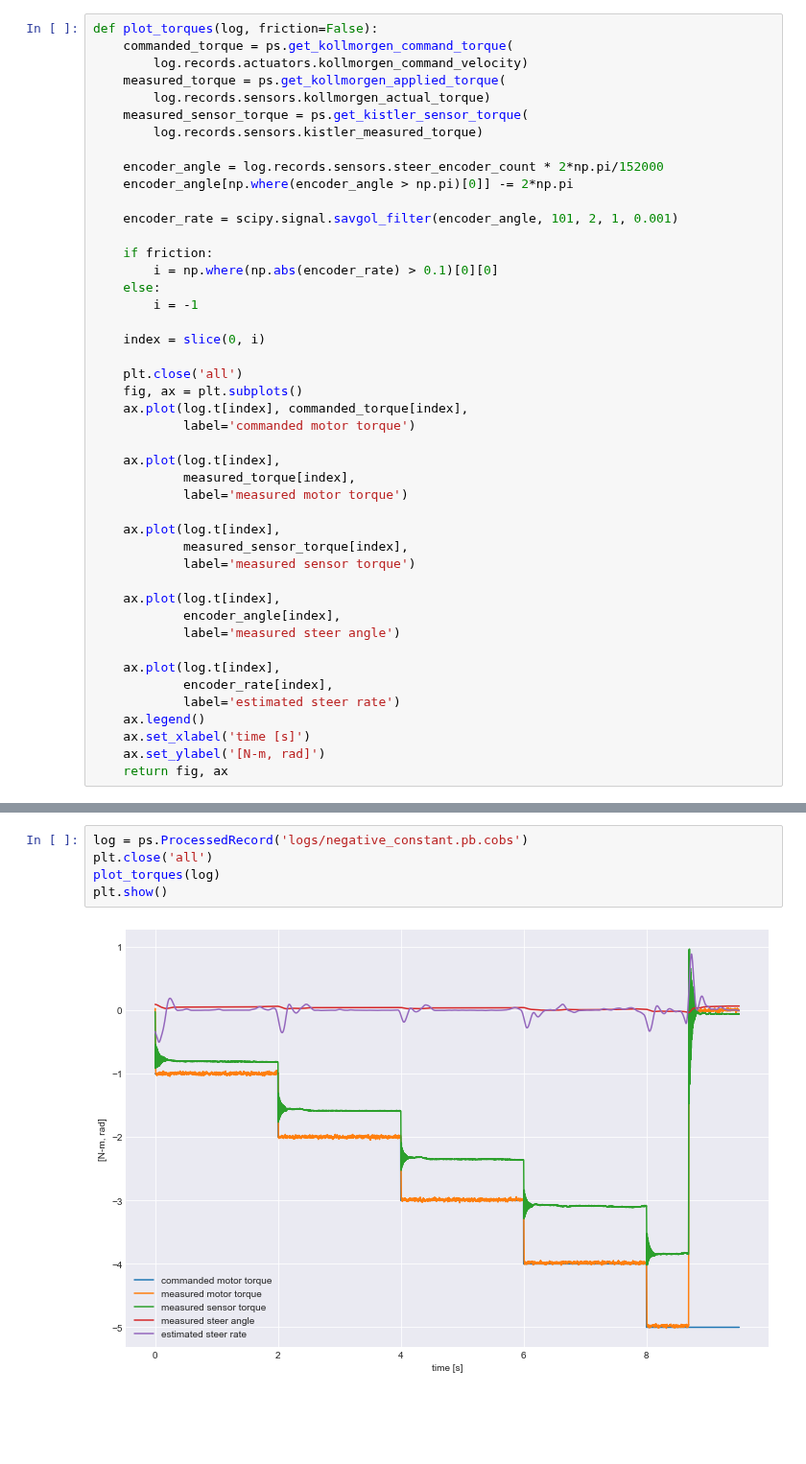
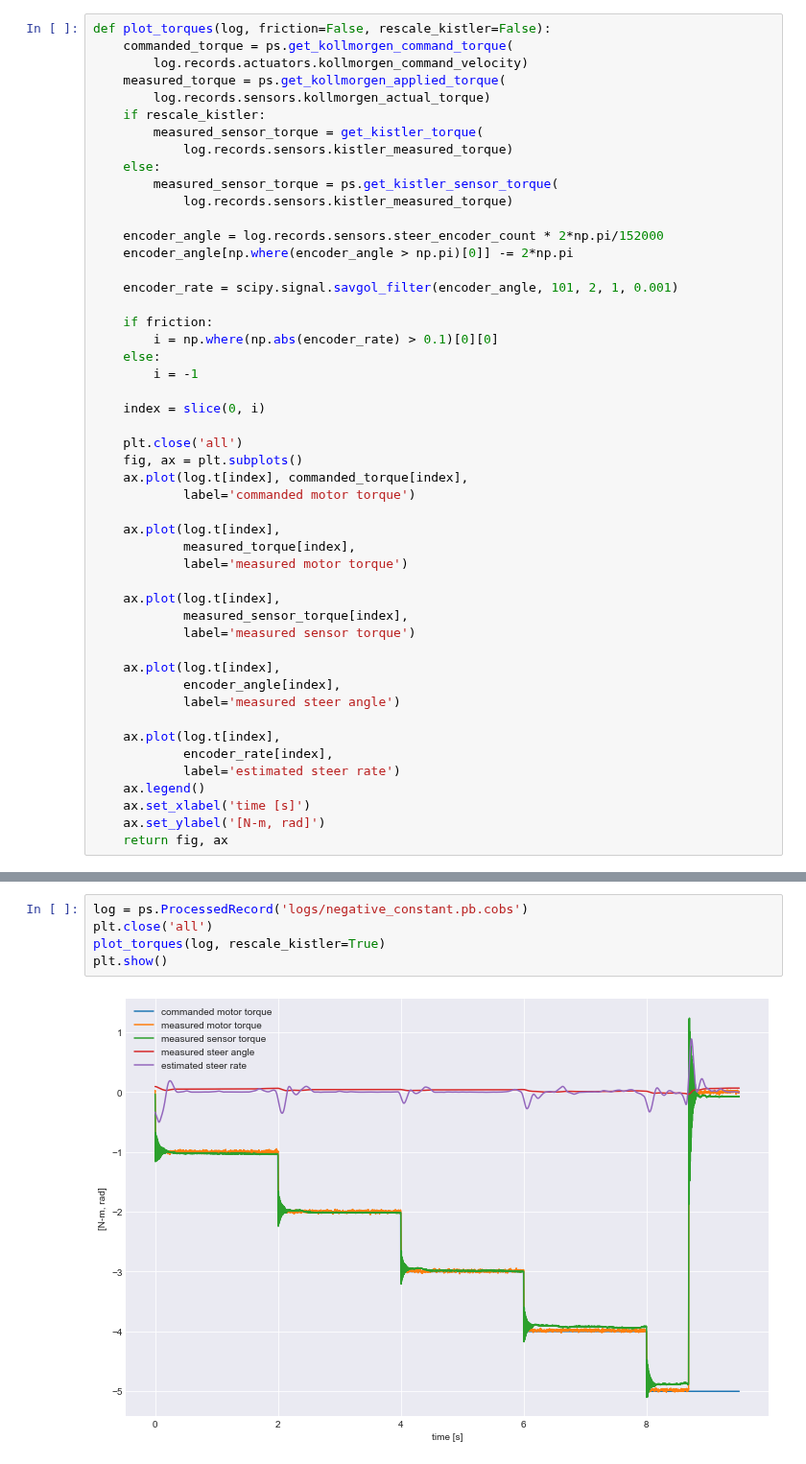
Before and after one commit to oliverlee/phobos, a Jupyter notebook: scripts/motor_static_response.ipynb, the cells around one changed output, grey strips where cells are left out. Shown at 96% size. Drawn from its saved outputs; the diff is of its cells as text; blank space fills up the shorter version.

Commit message:
Rescale torque sensor values
Rescale Kistler torque sensor values using the motor drive torque as a
reference.

```diff
--- a/scripts/motor_static_response.ipynb
+++ b/scripts/motor_static_response.ipynb
@@ -22,11 +69,15 @@ mpl.rcParams['figure.figsize'] = DEFAULT_FIGSIZE
 # %%
-def plot_torques(log, friction=False):
+def plot_torques(log, friction=False, rescale_kistler=False):
     commanded_torque = ps.get_kollmorgen_command_torque(
         log.records.actuators.kollmorgen_command_velocity)
     measured_torque = ps.get_kollmorgen_applied_torque(
         log.records.sensors.kollmorgen_actual_torque)
-    measured_sensor_torque = ps.get_kistler_sensor_torque(
-        log.records.sensors.kistler_measured_torque)
+    if rescale_kistler:
+        measured_sensor_torque = get_kistler_torque(
+            log.records.sensors.kistler_measured_torque)
+    else:
+        measured_sensor_torque = ps.get_kistler_sensor_torque(
+            log.records.sensors.kistler_measured_torque)
 
     encoder_angle = log.records.sensors.steer_encoder_count * 2*np.pi/152000
     encoder_angle[np.where(encoder_angle > np.pi)[0]] -= 2*np.pi
@@ -102,7 +153,7 @@ plt.show()
 # %%
 log = ps.ProcessedRecord('logs/negative_constant.pb.cobs')
 plt.close('all')
-plot_torques(log)
+plot_torques(log, rescale_kistler=True)
 plt.show()
 # %% [output]
-[figure, old version]
+[figure, new version]
```
Also changed, not shown: parts of 7 cells of this notebook.
